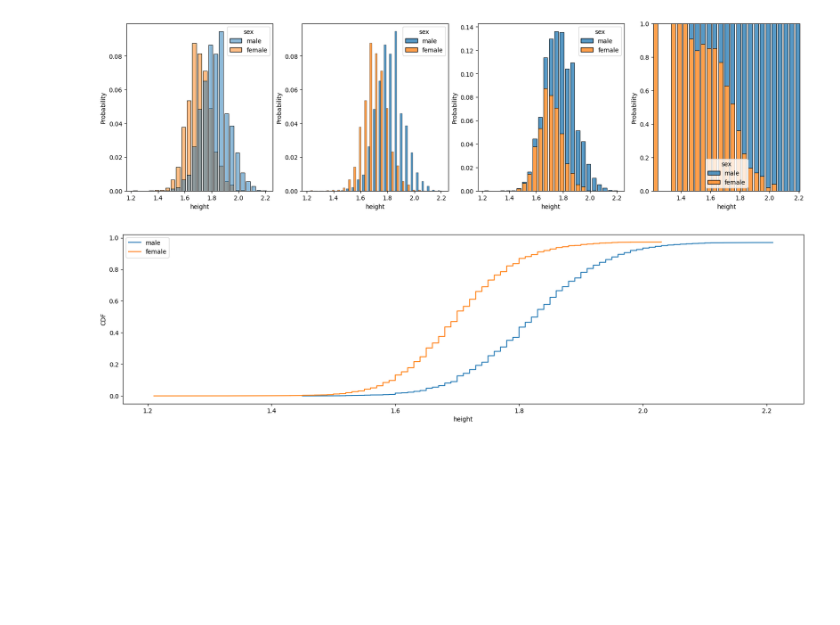
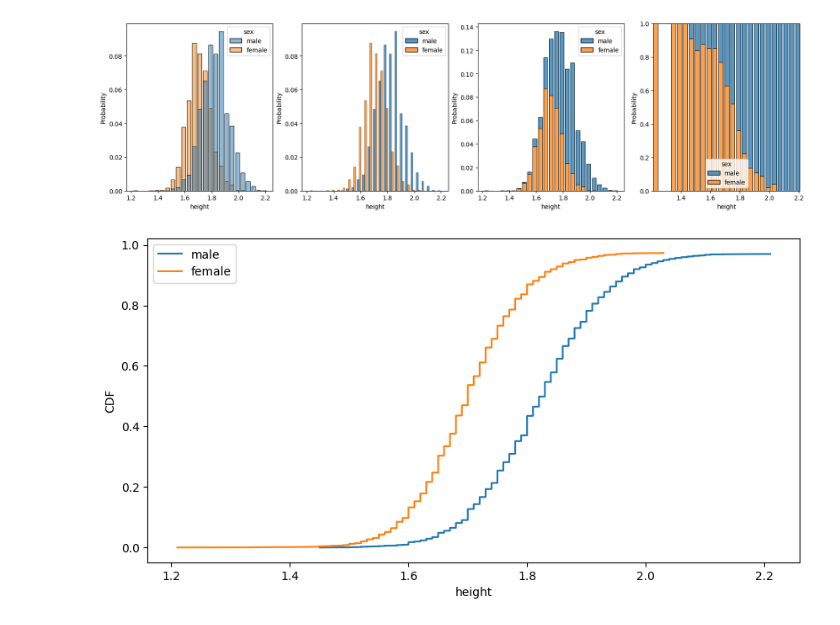
Before and after one commit to bfeif/personal-website, a Jupyter notebook: code/notebooks/why-i-always-use-cdfs.ipynb, the cells around one changed output. Cells and saved outputs as stored; diff of their text form; code cells hidden in the pictures; blank space fills up the shorter version.

```diff
--- a/code/notebooks/why-i-always-use-cdfs.ipynb
+++ b/code/notebooks/why-i-always-use-cdfs.ipynb
@@ -123,12 +123,12 @@ for i, n_draws in enumerate([10000, 1000, 100]):
     ## Histogram
     # plot histogram
     axs[i, 0].hist(gaussian_draws, bins=31, density=True, label=f"Histogram of {n_draws} draws")
-    axs[i, 0].set_yticks(y_ticks)
+    # axs[i, 0].set_yticks(y_ticks)
     axs[i, 0].set_xlabel("$X$")
     axs[i, 0].set_ylabel("$P(x=X)$")
     axs[i, 0].grid()
     axs[i, 0].set_title("Histogram of $\mathcal{N}(\mu = 0, \sigma^2 = 1$)")
-    axs[i, 0].plot(x, pdf, 'r--', label="PDF")
+    axs[i, 0].plot(x, pdf, 'r--', label="Underlying PDF")
     axs[i, 0].legend(loc='upper left')
 
     ## ECDF
@@ -139,7 +139,7 @@ for i, n_draws in enumerate([10000, 1000, 100]):
     axs[i, 1].set_ylabel("$P(x \leq X)$")
     axs[i, 1].grid()
     axs[i, 1].set_title("ECDF of $\mathcal{N}(\mu = 0, \sigma^2 = 1$)")
-    axs[i, 1].plot(x, cdf, 'r--', label="CDF")
+    axs[i, 1].plot(x, cdf, 'r--', label="Underlying CDF")
     axs[i, 1].legend(loc='upper left')
 
     # Output
@@ -167,7 +167,7 @@ for i, n_bins in enumerate([25, 7]):
     axs[i, 0].set_ylabel("$P(x=X)$")
     axs[i, 0].grid()
     axs[i, 0].set_title("Histogram of $\mathcal{N}(\mu = 0, \sigma^2 = 1$)")
-    axs[i, 0].plot(x, pdf, 'r--', label="PDF")
+    axs[i, 0].plot(x, pdf, 'r--', label="Underlying PDF")
     axs[i, 0].legend(loc='upper left')
 
     ## ECDF
@@ -178,7 +178,7 @@ for i, n_bins in enumerate([25, 7]):
     axs[i, 1].set_ylabel("$P(x \leq X)$")
     axs[i, 1].grid()
     axs[i, 1].set_title("ECDF of $\mathcal{N}(\mu = 0, \sigma^2 = 1$)")
-    axs[i, 1].plot(x, cdf, 'r--', label="CDF")
+    axs[i, 1].plot(x, cdf, 'r--', label="Underlying CDF")
     axs[i, 1].legend(loc='upper left')
 
 # Output
@@ -193,8 +193,9 @@ fig, axs = plt.subplots(3, 2, figsize=(15, 15))
 x = np.linspace(-5, 5, 10000)
 pdf = scs.norm.pdf(x, loc=mean, scale=std)
 cdf = scs.norm.cdf(x, loc=mean, scale=std)
-n_draws = 50
-gaussian_draws = np.append(np.random.normal(mean, std, size=n_draws), np.array([11.25]))
+n_draws = 100
+outlier = 10
+gaussian_draws = np.append(np.random.normal(mean, std, size=n_draws), np.array([outlier]))
 
 
 for i, n_bins in enumerate([25, 7, 3]):
@@ -254,14 +246,14 @@ plt.savefig(os.path.join(images_dir, "athlete-height-histogram-visualization-com
 # %% [output]
 [figure]
 # %%
-fig, axs = plt.subplots(1, 1, figsize=(20, 5))
+fig, axs = plt.subplots(1, 1, figsize=(10, 5))
 for sex in athlete_df.sex.unique():
     x = athlete_df[athlete_df.sex==sex].height.sort_values()
     y = np.linspace(0, 1, len(x))
     plt.plot(x, y, label=sex)
 plt.xlabel('height')
 plt.ylabel('CDF')
 plt.legend()
 plt.savefig(os.path.join(images_dir, "athlete-height-ecdf.png"))
 # %% [output]
-[figure, old version]
+[figure, new version]
```
Also changed, not shown: parts of 6 cells of this notebook, 1 other file.
